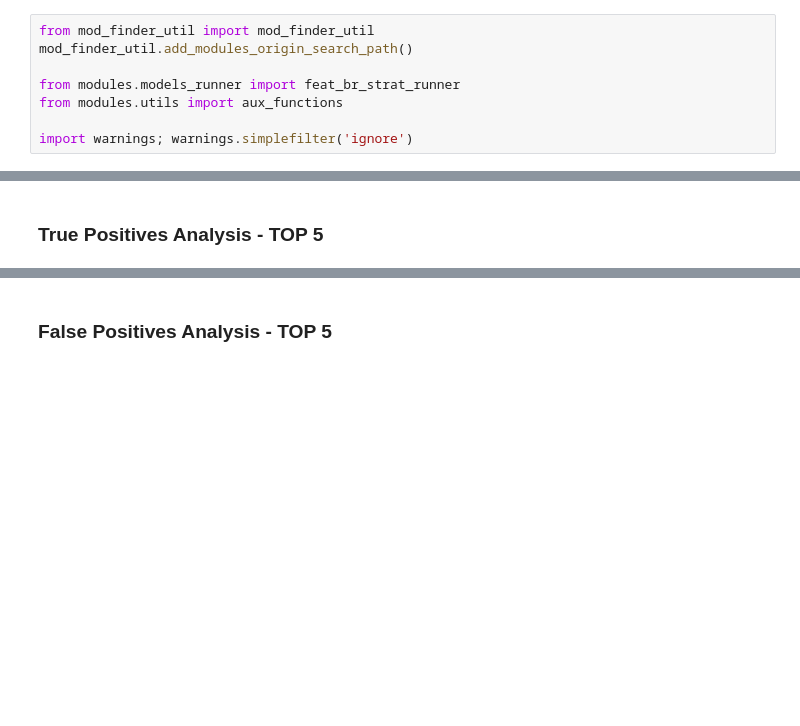
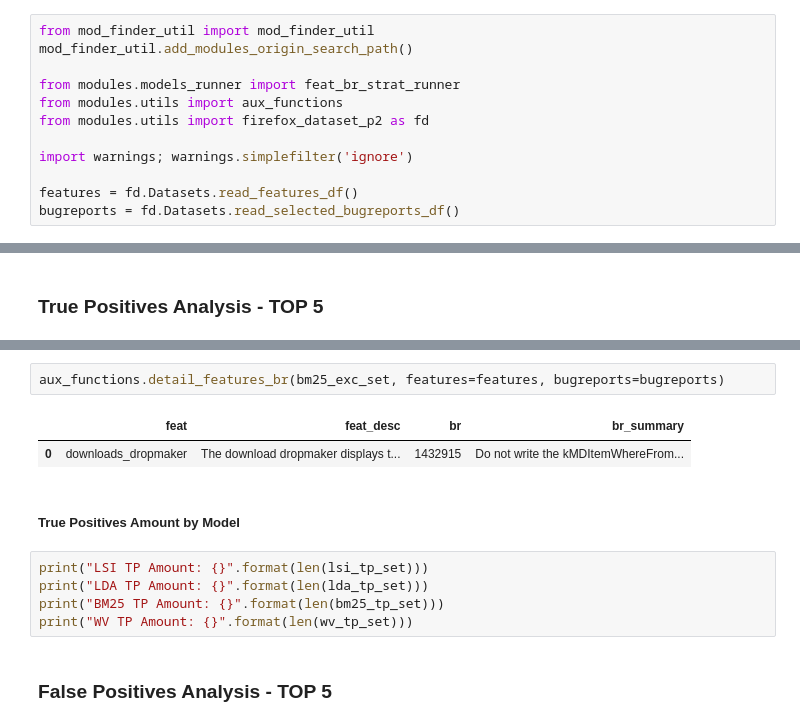
Before and after one commit to Pointpt/trace-link-recovery-study, a Jupyter notebook: notebooks/firefox_p2/feat_br_tracing/feat_br_runner.ipynb, the cells around one changed output, grey strips where cells are left out. Drawn from its saved outputs; the diff is of its cells as text; blank space fills up the shorter version.

Commit message:
refactoring some functions from feat_br_runner notebook to aux_functions script

```diff
--- a/notebooks/firefox_p2/feat_br_tracing/feat_br_runner.ipynb
+++ b/notebooks/firefox_p2/feat_br_tracing/feat_br_runner.ipynb
@@ -10,5 +10,9 @@ mod_finder_util.add_modules_origin_search_path()
 
 from modules.models_runner import feat_br_strat_runner
 from modules.utils import aux_functions
+from modules.utils import firefox_dataset_p2 as fd
 
 import warnings; warnings.simplefilter('ignore')
+
+features = fd.Datasets.read_features_df()
+bugreports = fd.Datasets.read_selected_bugreports_df()
@@ -218,3 +239,15 @@ plt.show()
+# %%
+aux_functions.detail_features_br(bm25_exc_set, features=features, bugreports=bugreports)
+# %% [output]
+|  | feat | feat_desc | br | br_summary |
+| 0 | downloads_dropmaker | The download dropmaker displays t... | 1432915 | Do not write the kMDItemWhereFrom... |
+# %% [markdown]
+##### True Positives Amount by Model
+# %%
+print("LSI TP Amount: {}".format(len(lsi_tp_set)))
+print("LDA TP Amount: {}".format(len(lda_tp_set)))
+print("BM25 TP Amount: {}".format(len(bm25_tp_set)))
+print("WV TP Amount: {}".format(len(wv_tp_set)))
 # %% [markdown]
 ### False Positives Analysis - TOP 5
 # %%
```
Also changed, not shown: parts of 32 cells of this notebook, 1 other file.
